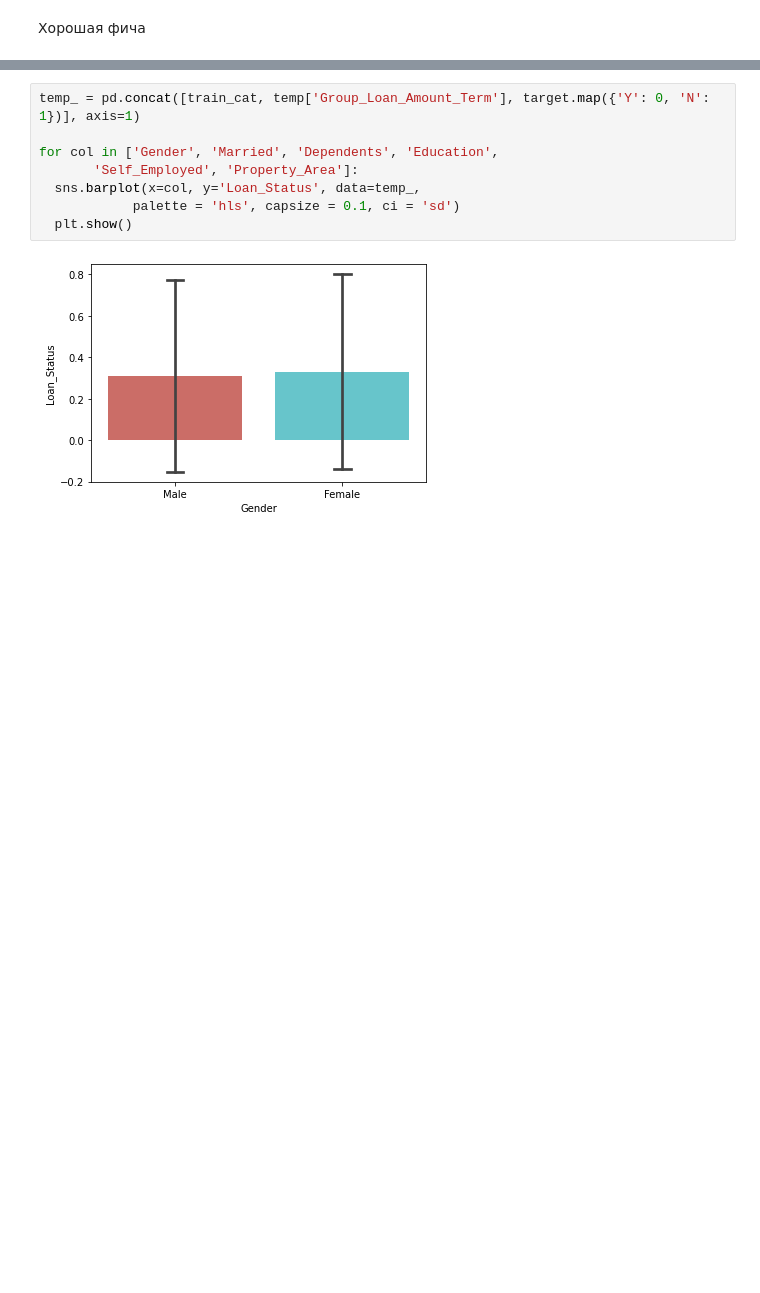
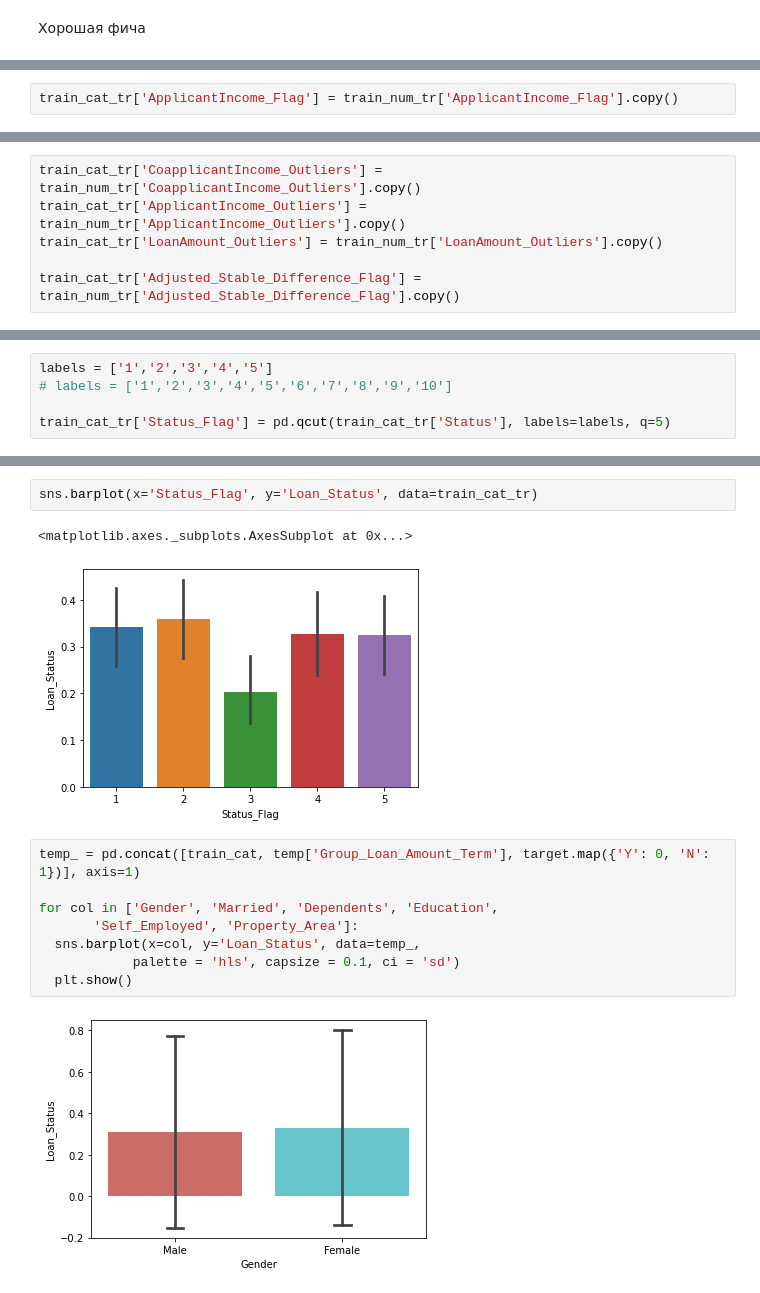
Before and after one commit to vita1pa/Loan-Prediction-Hackathon, a Jupyter notebook: Loan Prediction EDA - AV.ipynb, the cells around one changed output, grey strips where cells are left out. Saved outputs shown, nothing was run; the diff lists cells and outputs as text; blank space fills up the shorter version.

```diff
--- a/Loan Prediction EDA - AV.ipynb
+++ b/Loan Prediction EDA - AV.ipynb
@@ -653,0 +834,2 @@ for cat in train_cat_tr['Family_Ball'].unique():
+# %%
+train_cat_tr['ApplicantIncome_Flag'] = train_num_tr['ApplicantIncome_Flag'].copy()
@@ -658,0 +911,6 @@ sns.barplot(x='Dependents', y='Loan_Status', data=train_cat_tr)
+# %%
+train_cat_tr['CoapplicantIncome_Outliers'] = train_num_tr['CoapplicantIncome_Outliers'].copy()
+train_cat_tr['ApplicantIncome_Outliers'] = train_num_tr['ApplicantIncome_Outliers'].copy()
+train_cat_tr['LoanAmount_Outliers'] = train_num_tr['LoanAmount_Outliers'].copy()
+
+train_cat_tr['Adjusted_Stable_Difference_Flag'] = train_num_tr['Adjusted_Stable_Difference_Flag'].copy()
@@ -658,0 +980,5 @@ sns.barplot(x='Dependents', y='Loan_Status', data=train_cat_tr)
+# %%
+labels = ['1','2','3','4','5']
+# labels = ['1','2','3','4','5','6','7','8','9','10']
+
+train_cat_tr['Status_Flag'] = pd.qcut(train_cat_tr['Status'], labels=labels, q=5)
@@ -659,3 +1016,8 @@ sns.barplot(x='Dependents', y='Loan_Status', data=train_cat_tr)
+# %%
+sns.barplot(x='Status_Flag', y='Loan_Status', data=train_cat_tr)
+# %% [output]
+<matplotlib.axes._subplots.AxesSubplot at 0x...>
+[figure, added]
 # %%
 temp_ = pd.concat([train_cat, temp['Group_Loan_Amount_Term'], target.map({'Y': 0, 'N': 1})], axis=1)
 
```
Also changed, not shown: parts of 34 cells of this notebook.
